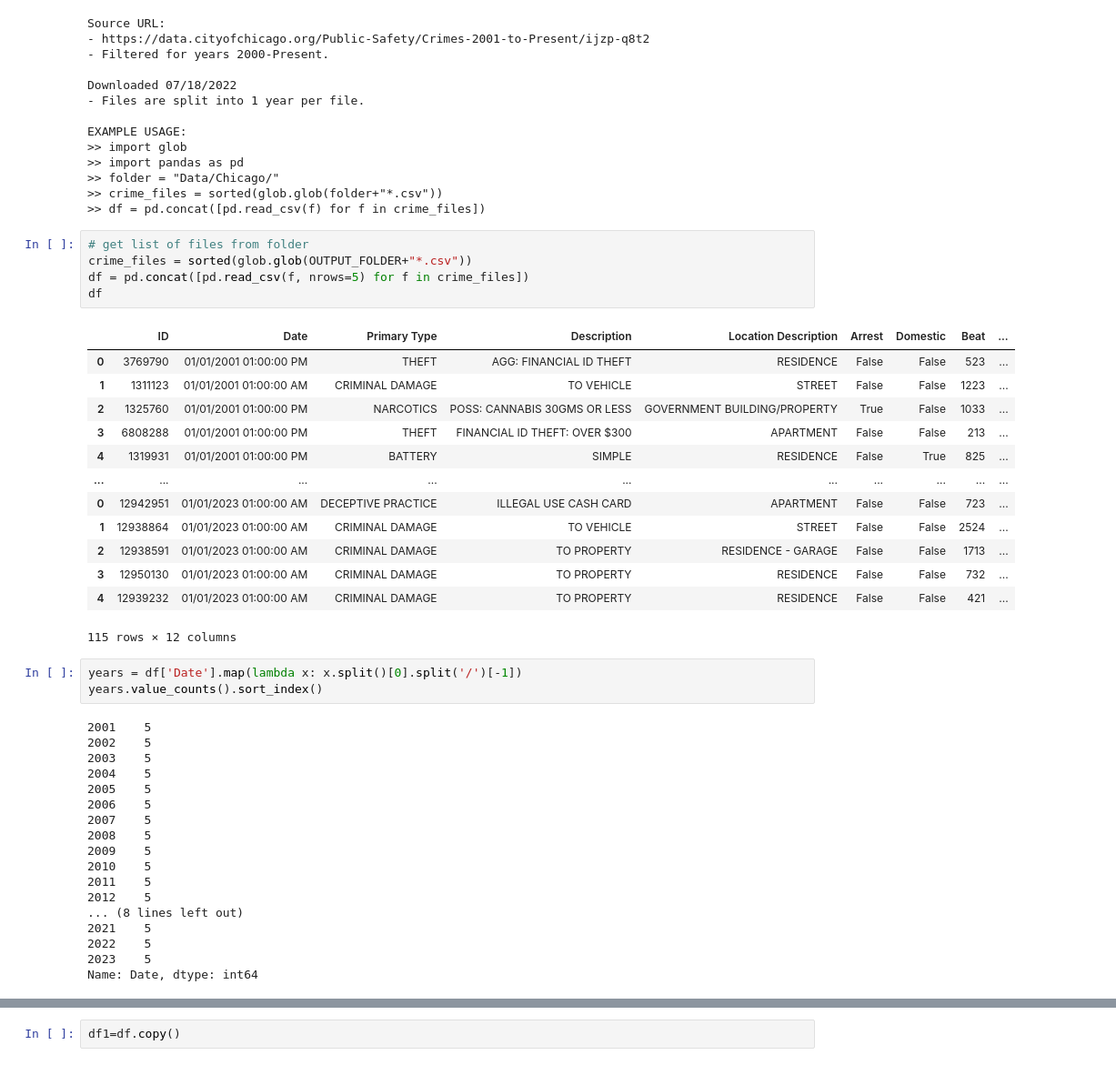
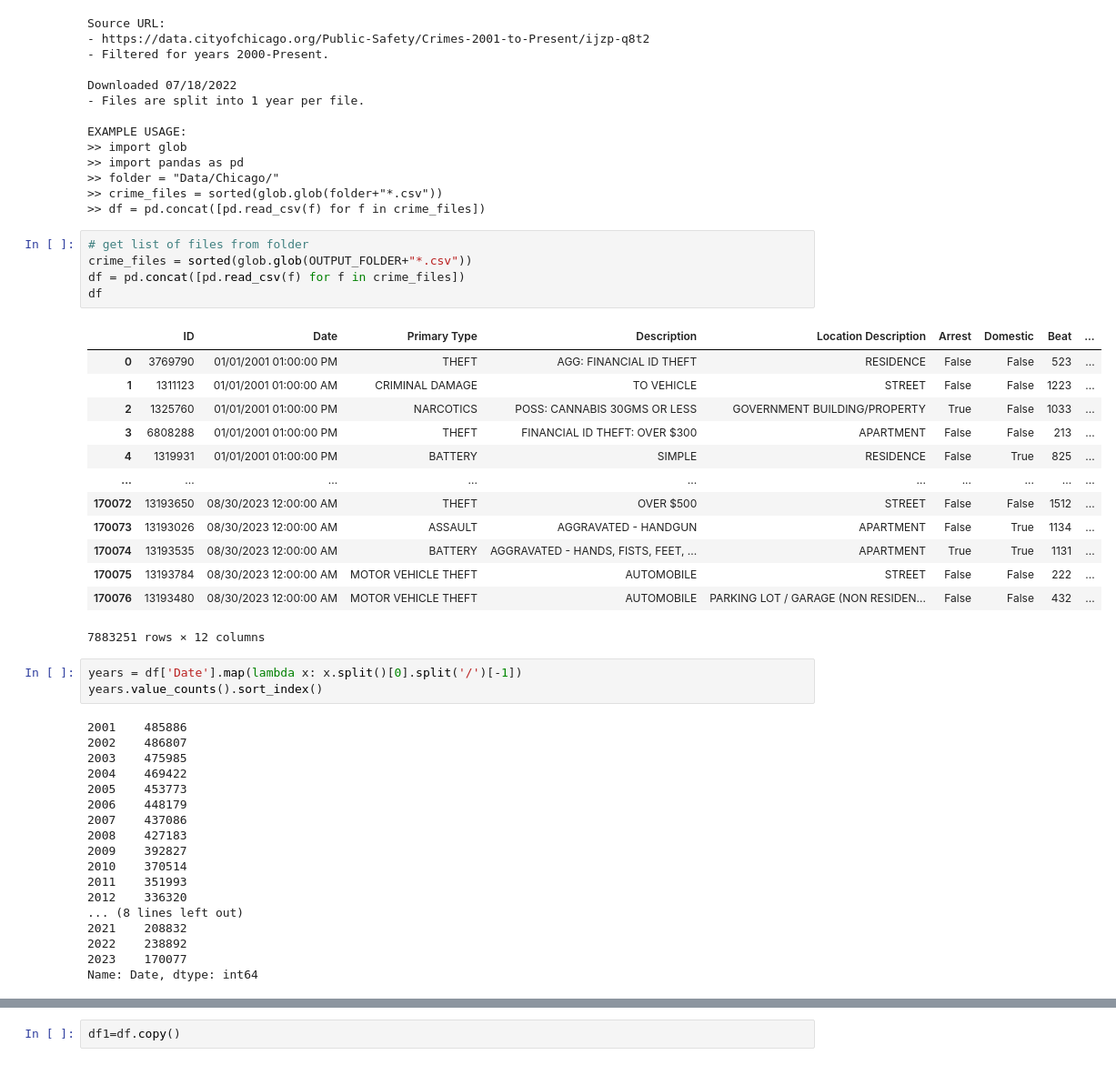
Before and after one commit to elleniayele/chicago-crime-data1, a Jupyter notebook: Untitled (7).ipynb, the cells around one changed output, grey strips where cells are left out. Shown at 91% size. Saved outputs shown, nothing was run; the diff lists cells and outputs as text.

```diff
--- a/Untitled (7).ipynb
+++ b/Untitled (7).ipynb
@@ -253,40 +253,40 @@ EXAMPLE USAGE:
 # %%
 # get list of files from folder
 crime_files = sorted(glob.glob(OUTPUT_FOLDER+"*.csv"))
-df = pd.concat([pd.read_csv(f, nrows=5) for f in crime_files])
+df = pd.concat([pd.read_csv(f) for f in crime_files])
 df
 # %% [output]
 |  | ID | Date | Primary Type | Description | Location Description | Arrest | Domestic | Beat | ... |
 | 0 | 3769790 | 01/01/2001 01:00:00 PM | THEFT | AGG: FINANCIAL ID THEFT | RESIDENCE | False | False | 523 | ... |
 | 1 | 1311123 | 01/01/2001 01:00:00 AM | CRIMINAL DAMAGE | TO VEHICLE | STREET | False | False | 1223 | ... |
 | 2 | 1325760 | 01/01/2001 01:00:00 PM | NARCOTICS | POSS: CANNABIS 30GMS OR LESS | GOVERNMENT BUILDING/PROPERTY | True | False | 1033 | ... |
 | 3 | 6808288 | 01/01/2001 01:00:00 PM | THEFT | FINANCIAL ID THEFT: OVER $300 | APARTMENT | False | False | 213 | ... |
 | 4 | 1319931 | 01/01/2001 01:00:00 PM | BATTERY | SIMPLE | RESIDENCE | False | True | 825 | ... |
 | ... | ... | ... | ... | ... | ... | ... | ... | ... | ... |
-| 0 | 12942951 | 01/01/2023 01:00:00 AM | DECEPTIVE PRACTICE | ILLEGAL USE CASH CARD | APARTMENT | False | False | 723 | ... |
-| 1 | 12938864 | 01/01/2023 01:00:00 AM | CRIMINAL DAMAGE | TO VEHICLE | STREET | False | False | 2524 | ... |
-| 2 | 12938591 | 01/01/2023 01:00:00 AM | CRIMINAL DAMAGE | TO PROPERTY | RESIDENCE - GARAGE | False | False | 1713 | ... |
-| 3 | 12950130 | 01/01/2023 01:00:00 AM | CRIMINAL DAMAGE | TO PROPERTY | RESIDENCE | False | False | 732 | ... |
-| 4 | 12939232 | 01/01/2023 01:00:00 AM | CRIMINAL DAMAGE | TO PROPERTY | RESIDENCE | False | False | 421 | ... |
+| 170072 | 13193650 | 08/30/2023 12:00:00 AM | THEFT | OVER $500 | STREET | False | False | 1512 | ... |
+| 170073 | 13193026 | 08/30/2023 12:00:00 AM | ASSAULT | AGGRAVATED - HANDGUN | APARTMENT | False | True | 1134 | ... |
+| 170074 | 13193535 | 08/30/2023 12:00:00 AM | BATTERY | AGGRAVATED - HANDS, FISTS, FEET, ... | APARTMENT | True | True | 1131 | ... |
+| 170075 | 13193784 | 08/30/2023 12:00:00 AM | MOTOR VEHICLE THEFT | AUTOMOBILE | STREET | False | False | 222 | ... |
+| 170076 | 13193480 | 08/30/2023 12:00:00 AM | MOTOR VEHICLE THEFT | AUTOMOBILE | PARKING LOT / GARAGE (NON RESIDEN... | False | False | 432 | ... |
-115 rows × 12 columns
+7883251 rows × 12 columns
 # %%
 years = df['Date'].map(lambda x: x.split()[0].split('/')[-1])
 years.value_counts().sort_index()
 # %% [output]
-2001    5
-2002    5
-2003    5
-2004    5
-2005    5
-2006    5
-2007    5
-2008    5
-2009    5
-2010    5
-2011    5
-2012    5
+2001    485886
+2002    486807
+2003    475985
+2004    469422
+2005    453773
+2006    448179
+2007    437086
+2008    427183
+2009    392827
+2010    370514
+2011    351993
+2012    336320
 ... (8 lines left out)
-2021    5
-2022    5
-2023    5
+2021    208832
+2022    238892
+2023    170077
 Name: Date, dtype: int64
```
Also changed, not shown: parts of 54 cells of this notebook, 24 other files.
